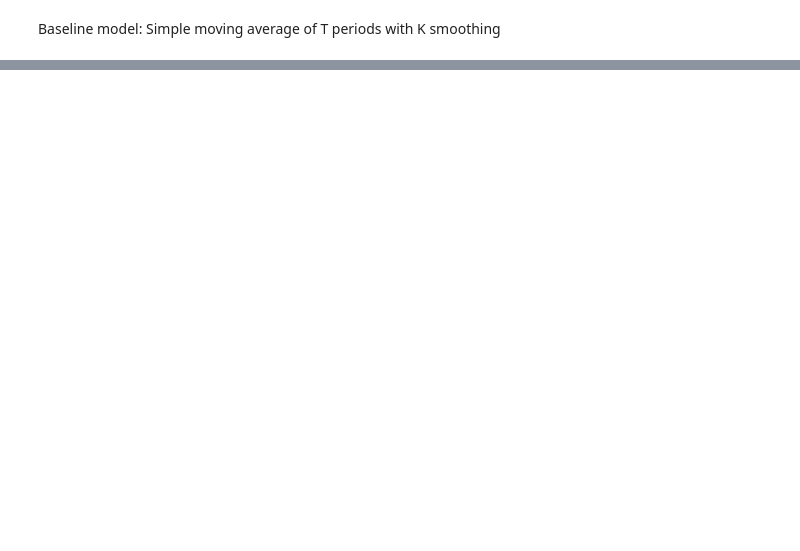
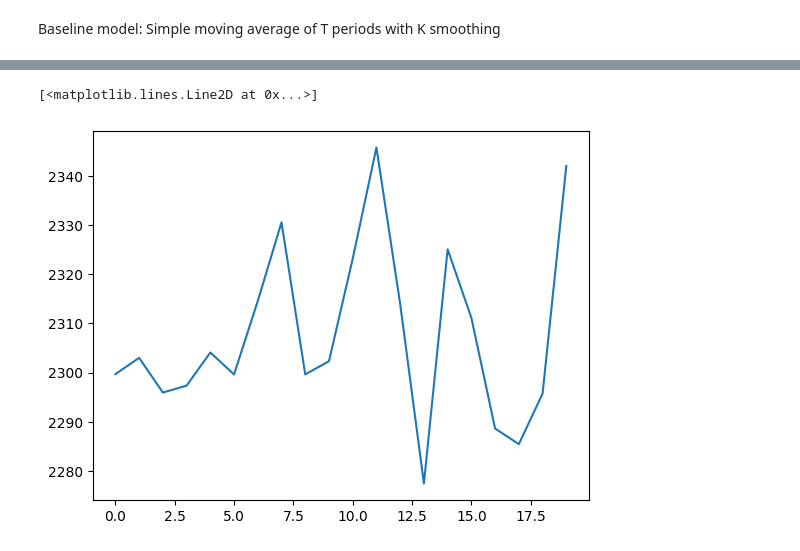
Before and after one commit to Aarhuu/analytics_showcase, a Jupyter notebook: crypto_classifier.ipynb, the cells around one changed output, grey strips where cells are left out. Drawn from its saved outputs; the diff is of its cells as text; code cells hidden in the pictures; blank space fills up the shorter version.

```diff
--- a/crypto_classifier.ipynb
+++ b/crypto_classifier.ipynb
@@ -263,0 +259,5 @@ train RMSE 0.006435620740858236
+# %%
+plt.plot(scaler.inverse_transform(y_test))
+# %% [output]
+[<matplotlib.lines.Line2D at 0x...>]
+[figure, added]
```
Also changed, not shown: parts of 12 cells of this notebook, 2 other files.
